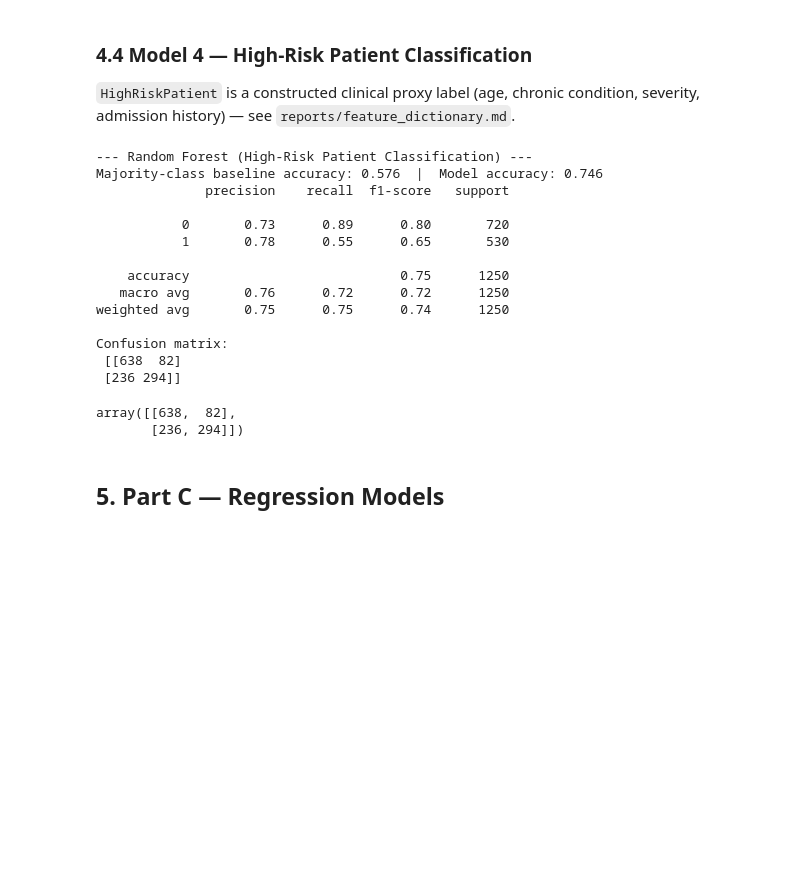
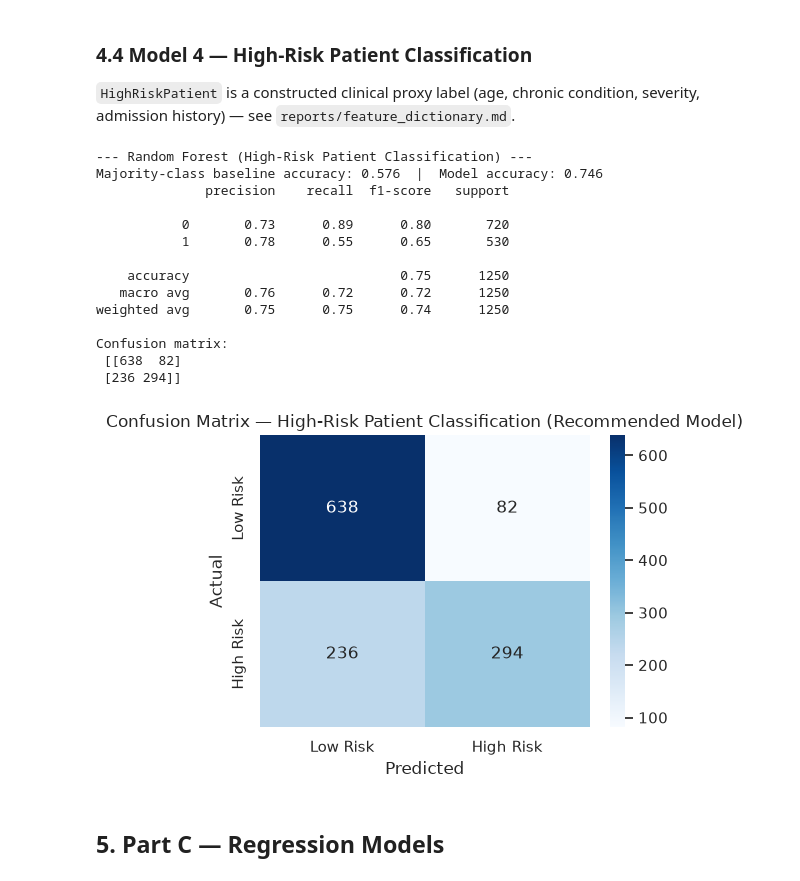
Before and after one commit to aimlin9/healthconnect-ml-engineering, a Jupyter notebook: notebooks/healthconnect_ml_track.ipynb, the cells around one changed output. Drawn from its saved outputs; the diff is of its cells as text; code cells hidden in the pictures; blank space fills up the shorter version.

Commit message:
Finalize model evaluation report, explainable AI report, executive summary with real results; add confusion matrix figure; freeze requirements.txt

```diff
--- a/notebooks/healthconnect_ml_track.ipynb
+++ b/notebooks/healthconnect_ml_track.ipynb
@@ -413,31 +413,40 @@ severity, admission history) — see `reports/feature_dictionary.md`.
 # %%
 m4_features = ["Age", "Gender", "HasInsurance", "VisitType", "DoctorYearsExperience",
                "PreviousAppointmentsCount", "DepartmentWorkload"]
 m4 = df[m4_features + ["HighRiskPatient"]].dropna()
 X4 = pd.get_dummies(m4[m4_features], drop_first=True)
 y4 = m4["HighRiskPatient"]
 X4_train, X4_test, y4_train, y4_test = train_test_split(X4, y4, test_size=0.25, random_state=42, stratify=y4)
 
 rf4 = RandomForestClassifier(n_estimators=300, max_depth=6, class_weight="balanced", random_state=42).fit(X4_train, y4_train)
-evaluate_classifier("Random Forest", "High-Risk Patient Classification",
-                     y4_test, rf4.predict(X4_test), rf4.predict_proba(X4_test)[:, 1])
+cm4 = evaluate_classifier("Random Forest", "High-Risk Patient Classification",
+                           y4_test, rf4.predict(X4_test), rf4.predict_proba(X4_test)[:, 1])
+
+fig, ax = plt.subplots(figsize=(5, 4))
+sns.heatmap(cm4, annot=True, fmt="d", cmap="Blues",
+            xticklabels=["Low Risk", "High Risk"], yticklabels=["Low Risk", "High Risk"], ax=ax)
+ax.set_xlabel("Predicted")
+ax.set_ylabel("Actual")
+ax.set_title("Confusion Matrix — High-Risk Patient Classification (Recommended Model)")
+plt.tight_layout()
+plt.savefig(f"{FIG_DIR}/08_confusion_matrix_highrisk.png", dpi=120)
+plt.show()
 # %% [output]
 --- Random Forest (High-Risk Patient Classification) ---
 Majority-class baseline accuracy: 0.576  |  Model accuracy: 0.746
               precision    recall  f1-score   support
 
            0       0.73      0.89      0.80       720
            1       0.78      0.55      0.65       530
 
     accuracy                           0.75      1250
    macro avg       0.76      0.72      0.72      1250
 weighted avg       0.75      0.75      0.74      1250
 
 Confusion matrix:
  [[638  82]
  [236 294]]
-array([[638,  82],
-       [236, 294]])
+[figure, added]
 # %% [markdown]
 ## 5. Part C — Regression Models
 # %%
```
Also changed, not shown: parts of 1 cell of this notebook, 7 other files.
